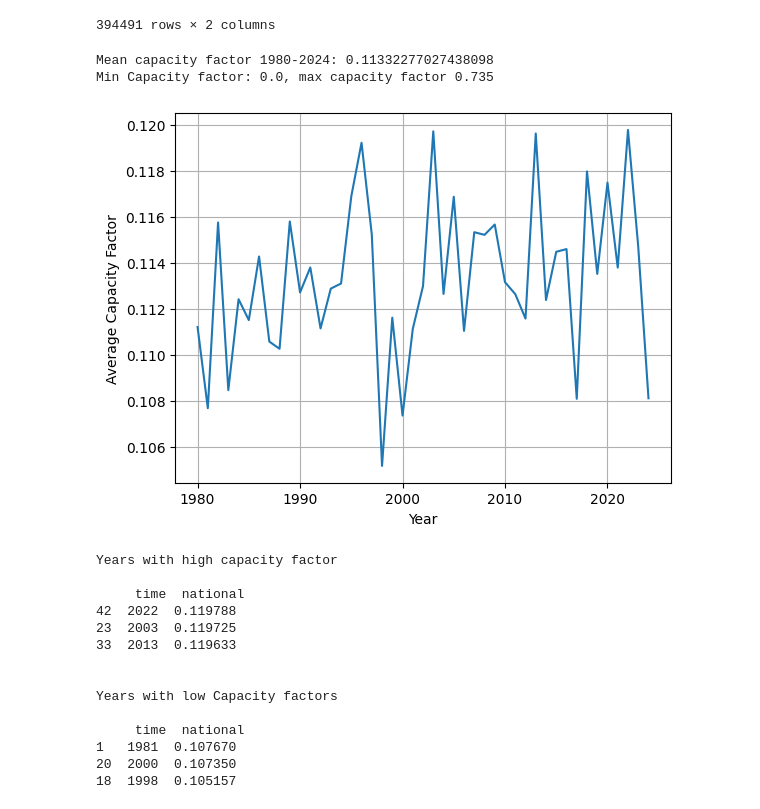
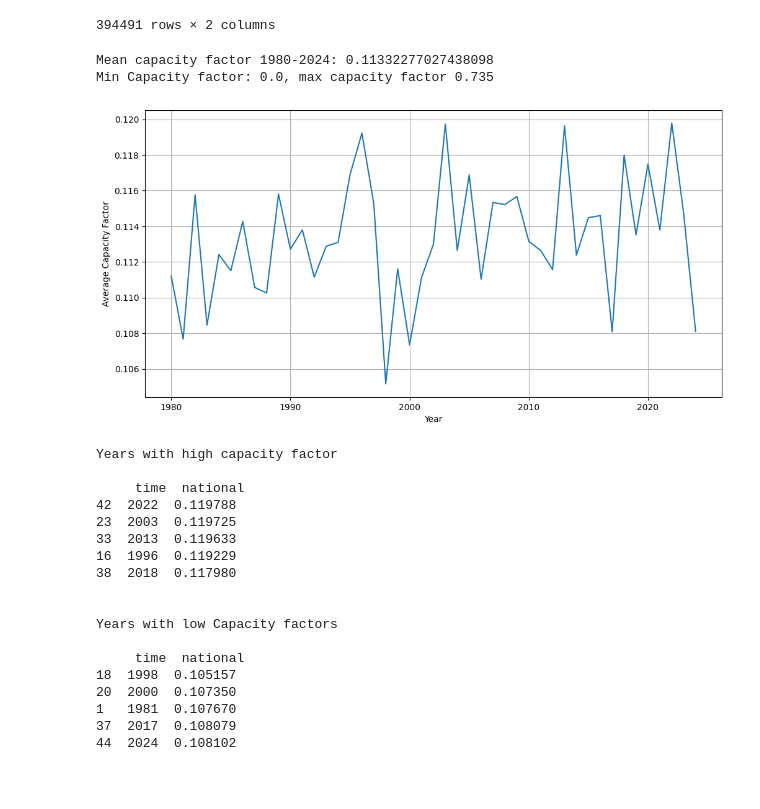
Before and after one commit to StianLindsethgits/EnergySystemsModelling, a Jupyter notebook: stratchbook.ipynb, the cells around one changed output. Cells and saved outputs as stored; diff of their text form; code cells hidden in the pictures; blank space fills up the shorter version.

```diff
--- a/stratchbook.ipynb
+++ b/stratchbook.ipynb
@@ -99,24 +109,25 @@ pv['national'] = pd.to_numeric(pv['national'])
 # %%
 meanCapFac = pv['national'].mean()
 maxCapFac = pv['national'].max()
 minCapFac = pv['national'].min()
 
 print(f'Mean capacity factor 1980-2024: {meanCapFac}')
 print(f'Min Capacity factor: {minCapFac}, max capacity factor {maxCapFac}')
 #df.groupby(df.your_date_column.dt.month)['values_column'].sum()
-year_avg = pv.groupby(pv.time.dt.year)['national'].mean().reset_index()
-plt.plot(year_avg['time'], year_avg['national'])
+year_avg_pv = pv.groupby(pv.time.dt.year)['national'].mean().reset_index()
+plt.figure(figsize=(12,6))
+plt.plot(year_avg_pv['time'], year_avg_pv['national'])
 plt.grid()
 plt.xlabel('Year')
 plt.ylabel('Average Capacity Factor')
 plt.show()
 # %% [output]
 Mean capacity factor 1980-2024: 0.11332277027438098
 Min Capacity factor: 0.0, max capacity factor 0.735
-[figure, old version]
+[figure, new version]
 # %%
-highs = year_avg.sort_values('national', ascending=False).head(3)
-lows = year_avg.sort_values('national', ascending=False).tail(3)
+highs = year_avg_pv.sort_values('national', ascending=False).head(5)
+lows = year_avg_pv.sort_values('national', ascending=True).head(5)
 
 print('Years with high capacity factor\n\n', highs,'\n\n')
 print('Years with low Capacity factors\n\n', lows)
@@ -127,11 +138,15 @@ Years with high capacity factor
 42  2022  0.119788
 23  2003  0.119725
 33  2013  0.119633
+16  1996  0.119229
+38  2018  0.117980
 
 
 Years with low Capacity factors
 
      time  national
+18  1998  0.105157
+20  2000  0.107350
 1   1981  0.107670
-20  2000  0.107350
-18  1998  0.105157
+37  2017  0.108079
+44  2024  0.108102
```
Also changed, not shown: parts of 12 cells of this notebook.
